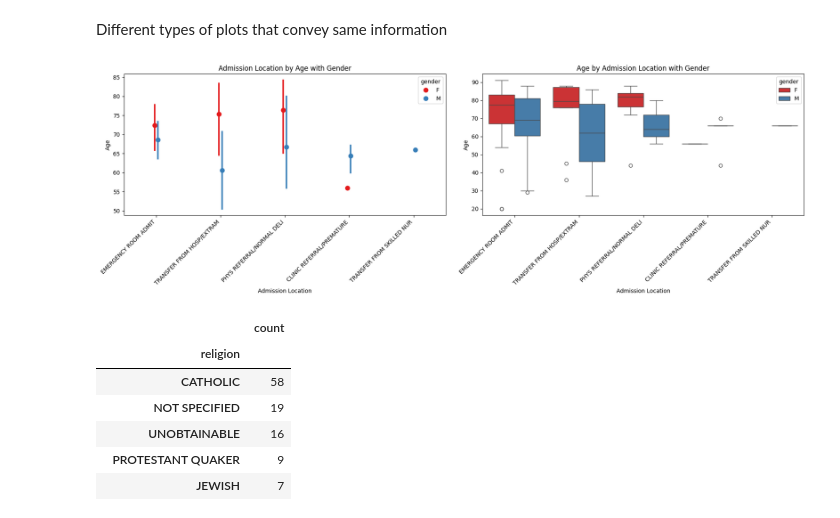
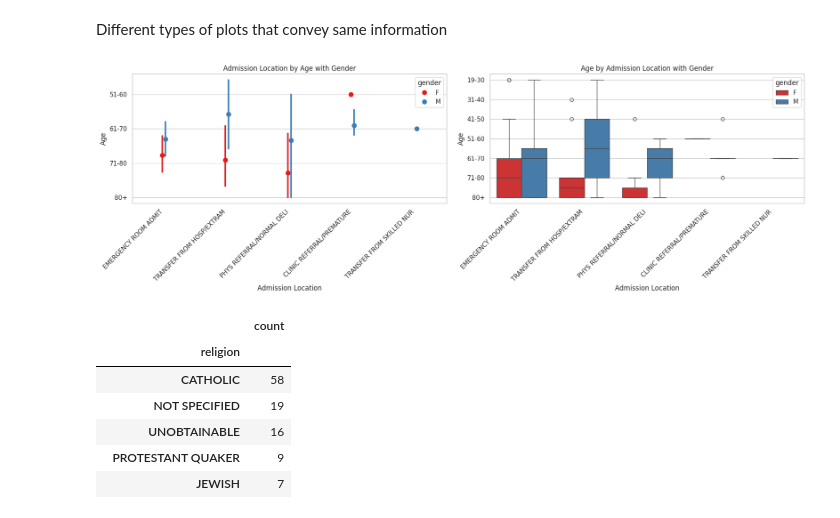
Before and after one commit to mohsinimam/AIinHealth, a Jupyter notebook: MohsinVisualizationHW.ipynb, the cells around one changed output. Saved outputs shown, nothing was run; the diff lists cells and outputs as text; code cells hidden in the pictures.

```diff
--- a/MohsinVisualizationHW.ipynb
+++ b/MohsinVisualizationHW.ipynb
@@ -458,30 +459,30 @@ Different types of plots that convey same information
 # %%
 # Create a complex visualization using subplots
 plt.figure(figsize=(18, 6))
 
 # Point plot of Admission Location by Age with Gender color hue
 plt.subplot(1, 2, 1)
-sns.pointplot(data=merged_data, x='admission_location', y='age', hue='gender', palette='Set1', dodge=True, linestyles="")
+sns.pointplot(data=merged_data, x='admission_location', y='age_group', hue='gender', palette='Set1', dodge=True, linestyles="")
 plt.title("Admission Location by Age with Gender")
 plt.xlabel("Admission Location")
 plt.ylabel("Age")
 plt.xticks(rotation=45, ha='right')
 
 # Box plot of Age by Admission Location with Gender color hue
 plt.subplot(1, 2, 2)
-sns.boxplot(data=merged_data, x='admission_location', y='age', hue='gender', palette='Set1')
+sns.boxplot(data=merged_data, x='admission_location', y='age_group', hue='gender', palette='Set1')
 plt.title("Age by Admission Location with Gender")
 plt.xlabel("Admission Location")
 plt.ylabel("Age")
 plt.xticks(rotation=45, ha='right')
 
 # Adjust layout
 plt.tight_layout()
 
 # Show the plot
 plt.show()
 # %% [output]
-[figure, old version]
+[figure, new version]
 # %%
 merged_data['religion'].value_counts()
 # %% [output]
```
Also changed, not shown: parts of 13 cells of this notebook.
